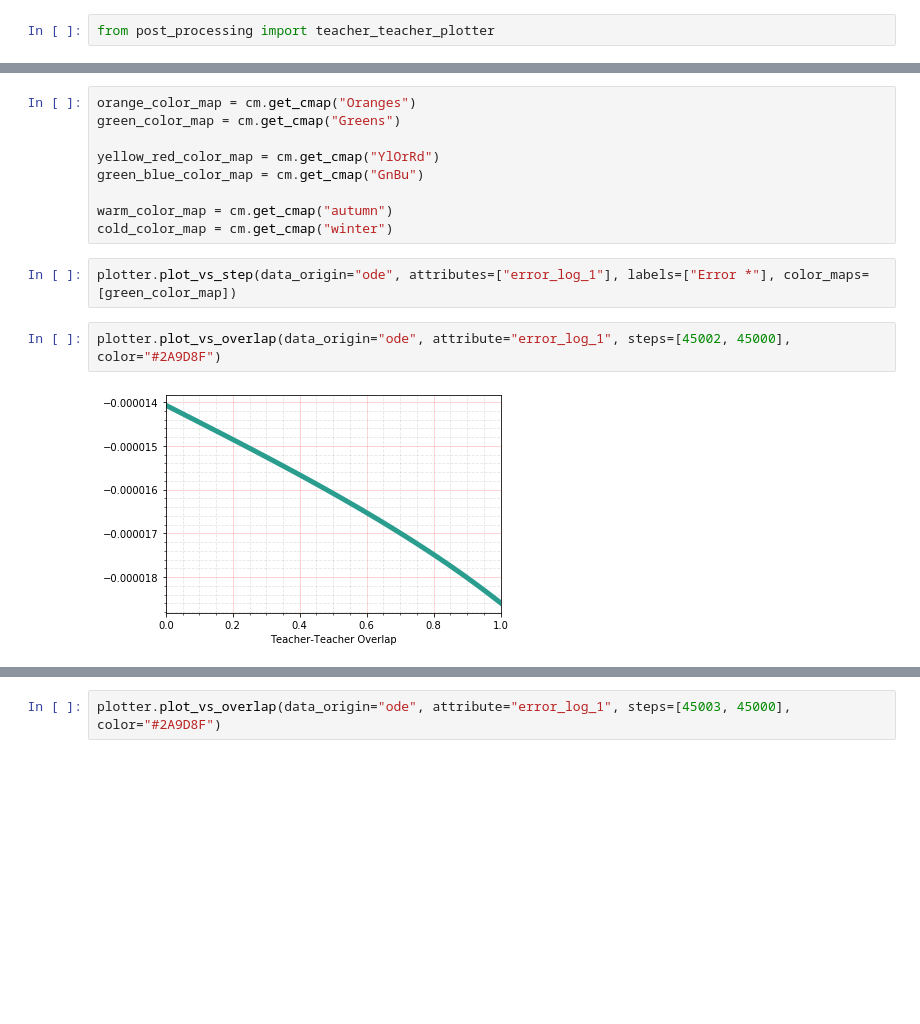
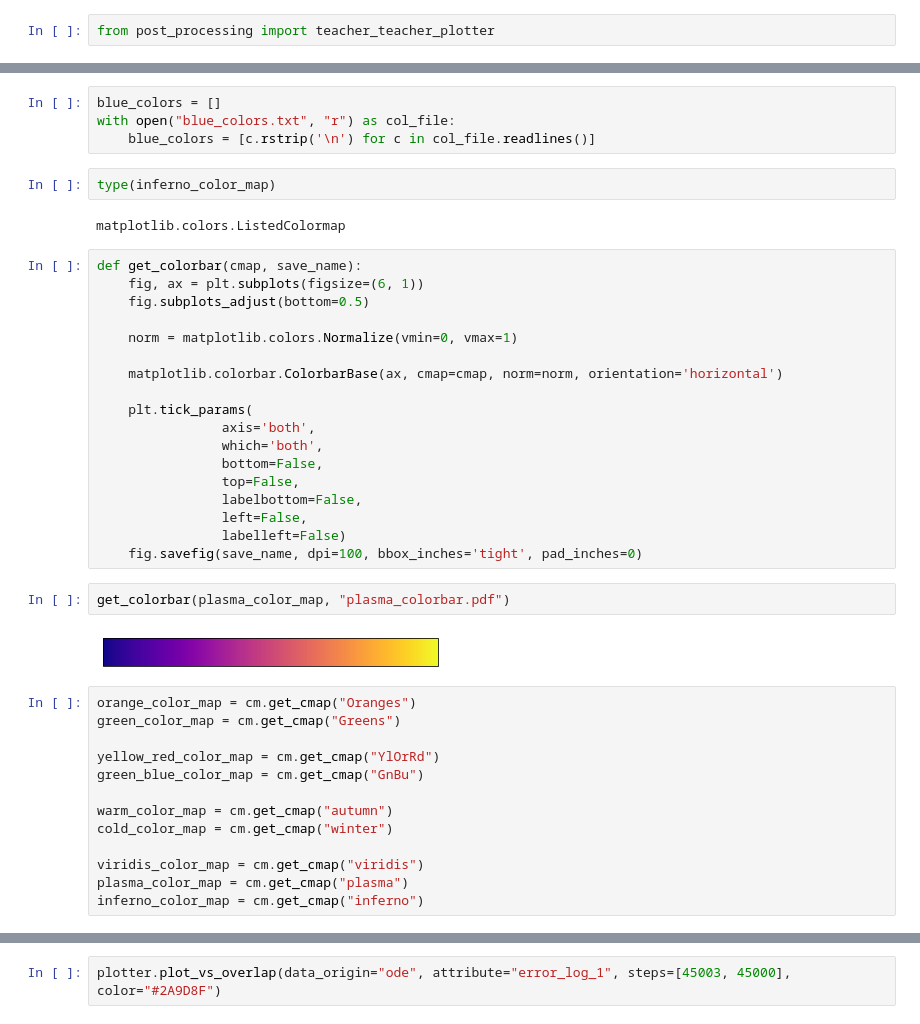
Before and after one commit to seblee97/student_teacher_catastrophic, a Jupyter notebook: notes/teacher_teacher_overlap.ipynb, the cells around one changed output, grey strips where cells are left out. Drawn from its saved outputs; the diff is of its cells as text; blank space fills up the shorter version.

```diff
--- a/notes/teacher_teacher_overlap.ipynb
+++ b/notes/teacher_teacher_overlap.ipynb
@@ -11,3 +109,33 @@ plotter = teacher_teacher_plotter.TeacherTeacherPlotter(folder="../../../../User
+# %%
+blue_colors = []
+with open("blue_colors.txt", "r") as col_file:
+    blue_colors = [c.rstrip('\n') for c in col_file.readlines()]
+# %%
+type(inferno_color_map)
+# %% [output]
+matplotlib.colors.ListedColormap
+# %%
+def get_colorbar(cmap, save_name):
+    fig, ax = plt.subplots(figsize=(6, 1))
+    fig.subplots_adjust(bottom=0.5)
+
+    norm = matplotlib.colors.Normalize(vmin=0, vmax=1)
+
+    matplotlib.colorbar.ColorbarBase(ax, cmap=cmap, norm=norm, orientation='horizontal')
+
+    plt.tick_params(
+                axis='both',
+                which='both',
+                bottom=False,
+                top=False,
+                labelbottom=False,
+                left=False,
+                labelleft=False)
+    fig.savefig(save_name, dpi=100, bbox_inches='tight', pad_inches=0)
+# %%
+get_colorbar(plasma_color_map, "plasma_colorbar.pdf")
+# %% [output]
+[figure, added]
 # %%
 orange_color_map = cm.get_cmap("Oranges")
 green_color_map = cm.get_cmap("Greens")
@@ -17,9 +145,7 @@ green_blue_color_map = cm.get_cmap("GnBu")
 
 warm_color_map = cm.get_cmap("autumn")
 cold_color_map = cm.get_cmap("winter")
+
+viridis_color_map = cm.get_cmap("viridis")
+plasma_color_map = cm.get_cmap("plasma")
+inferno_color_map = cm.get_cmap("inferno")
-# %%
-plotter.plot_vs_step(data_origin="ode", attributes=["error_log_1"], labels=["Error *"], color_maps=[green_color_map])
-# %%
-plotter.plot_vs_overlap(data_origin="ode", attribute="error_log_1", steps=[45002, 45000], color="#2A9D8F")
-# %% [output]
-[figure, removed]
```
Also changed, not shown: parts of 7 cells of this notebook.
